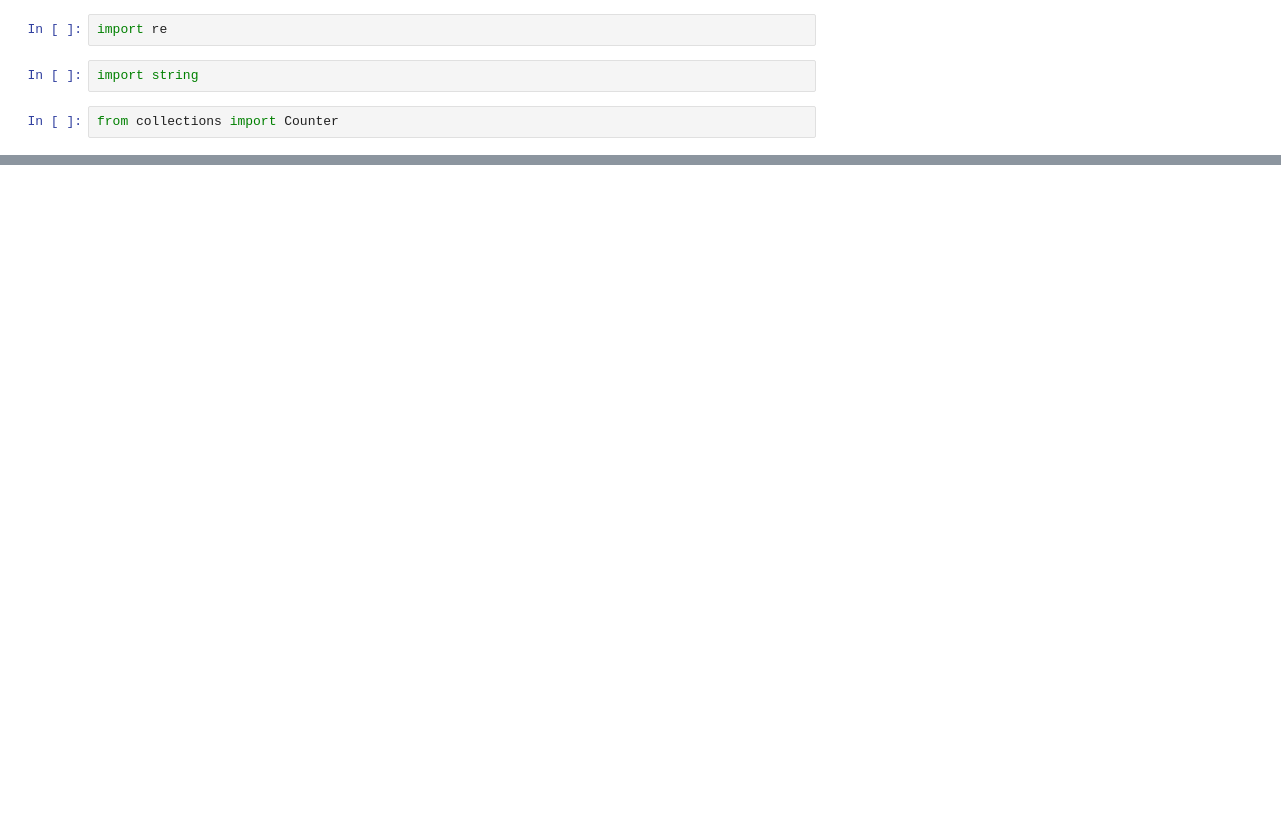
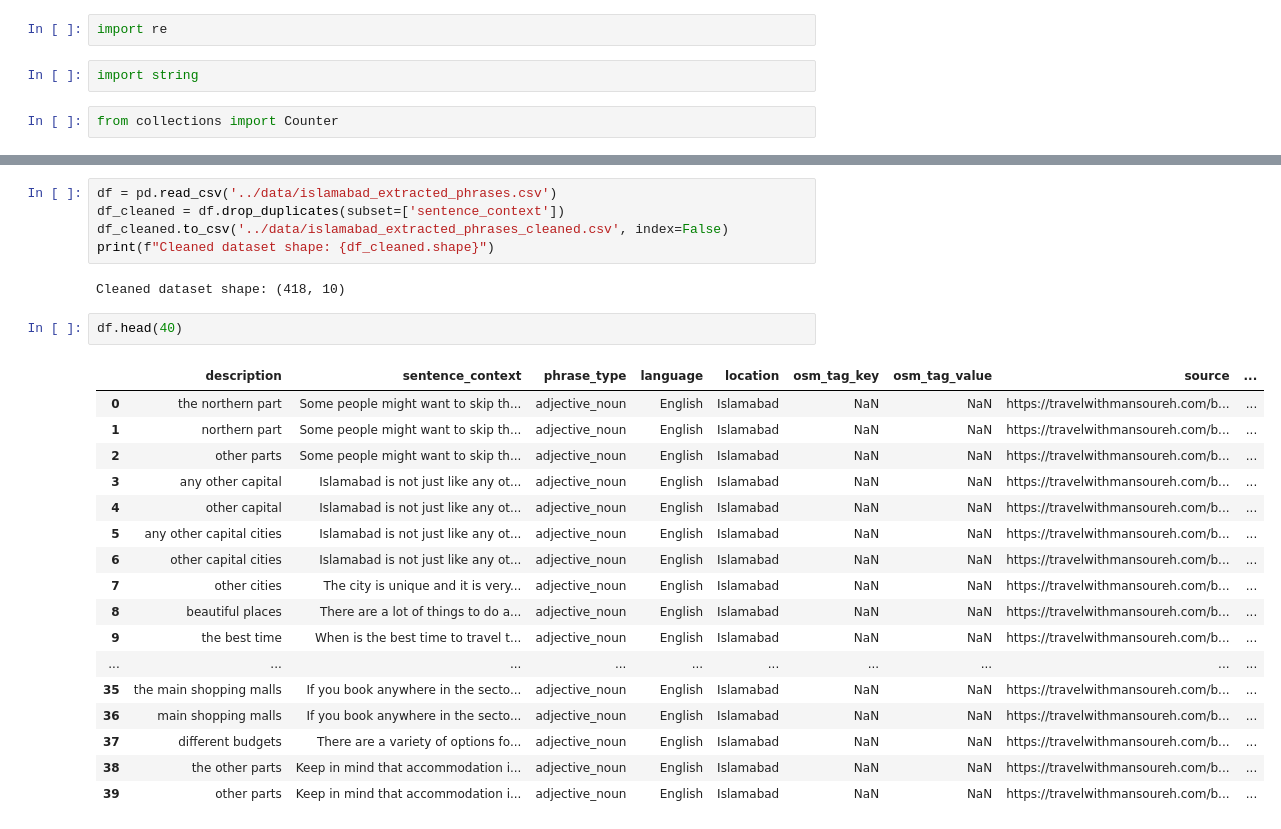
Before and after one commit to phaze7r/geospatial-tagging-thesis, a Jupyter notebook: notebooks/01_isb_phrases_preparation.ipynb, the cells around one changed output, grey strips where cells are left out. Saved outputs shown, nothing was run; the diff lists cells and outputs as text; blank space fills up the shorter version.

Commit message:
isb's phrases were cleaned duplications were removed got 400+ unique phrases

```diff
--- a/notebooks/01_isb_phrases_preparation.ipynb
+++ b/notebooks/01_isb_phrases_preparation.ipynb
@@ -14,0 +218,27 @@ ValueError: numpy.dtype size changed, may indicate binary incompatibility. Expec
+# %%
+df = pd.read_csv('../data/islamabad_extracted_phrases.csv')
+df_cleaned = df.drop_duplicates(subset=['sentence_context'])
+df_cleaned.to_csv('../data/islamabad_extracted_phrases_cleaned.csv', index=False)
+print(f"Cleaned dataset shape: {df_cleaned.shape}")
+# %% [output]
+Cleaned dataset shape: (418, 10)
+# %%
+df.head(40)
+# %% [output]
+|  | description | sentence_context | phrase_type | language | location | osm_tag_key | osm_tag_value | source | ... |
+| 0 | the northern part | Some people might want to skip th... | adjective_noun | English | Islamabad | NaN | NaN | https://travelwithmansoureh.com/b... | ... |
+| 1 | northern part | Some people might want to skip th... | adjective_noun | English | Islamabad | NaN | NaN | https://travelwithmansoureh.com/b... | ... |
+| 2 | other parts | Some people might want to skip th... | adjective_noun | English | Islamabad | NaN | NaN | https://travelwithmansoureh.com/b... | ... |
+| 3 | any other capital | Islamabad is not just like any ot... | adjective_noun | English | Islamabad | NaN | NaN | https://travelwithmansoureh.com/b... | ... |
+| 4 | other capital | Islamabad is not just like any ot... | adjective_noun | English | Islamabad | NaN | NaN | https://travelwithmansoureh.com/b... | ... |
+| 5 | any other capital cities | Islamabad is not just like any ot... | adjective_noun | English | Islamabad | NaN | NaN | https://travelwithmansoureh.com/b... | ... |
+| 6 | other capital cities | Islamabad is not just like any ot... | adjective_noun | English | Islamabad | NaN | NaN | https://travelwithmansoureh.com/b... | ... |
+| 7 | other cities | The city is unique and it is very... | adjective_noun | English | Islamabad | NaN | NaN | https://travelwithmansoureh.com/b... | ... |
+| 8 | beautiful places | There are a lot of things to do a... | adjective_noun | English | Islamabad | NaN | NaN | https://travelwithmansoureh.com/b... | ... |
+| 9 | the best time | When is the best time to travel t... | adjective_noun | English | Islamabad | NaN | NaN | https://travelwithmansoureh.com/b... | ... |
+| ... | ... | ... | ... | ... | ... | ... | ... | ... | ... |
+| 35 | the main shopping malls | If you book anywhere in the secto... | adjective_noun | English | Islamabad | NaN | NaN | https://travelwithmansoureh.com/b... | ... |
+| 36 | main shopping malls | If you book anywhere in the secto... | adjective_noun | English | Islamabad | NaN | NaN | https://travelwithmansoureh.com/b... | ... |
+| 37 | different budgets | There are a variety of options fo... | adjective_noun | English | Islamabad | NaN | NaN | https://travelwithmansoureh.com/b... | ... |
+| 38 | the other parts | Keep in mind that accommodation i... | adjective_noun | English | Islamabad | NaN | NaN | https://travelwithmansoureh.com/b... | ... |
+| 39 | other parts | Keep in mind that accommodation i... | adjective_noun | English | Islamabad | NaN | NaN | https://travelwithmansoureh.com/b... | ... |
```
Also changed, not shown: parts of 21 cells of this notebook, 2 other files.
